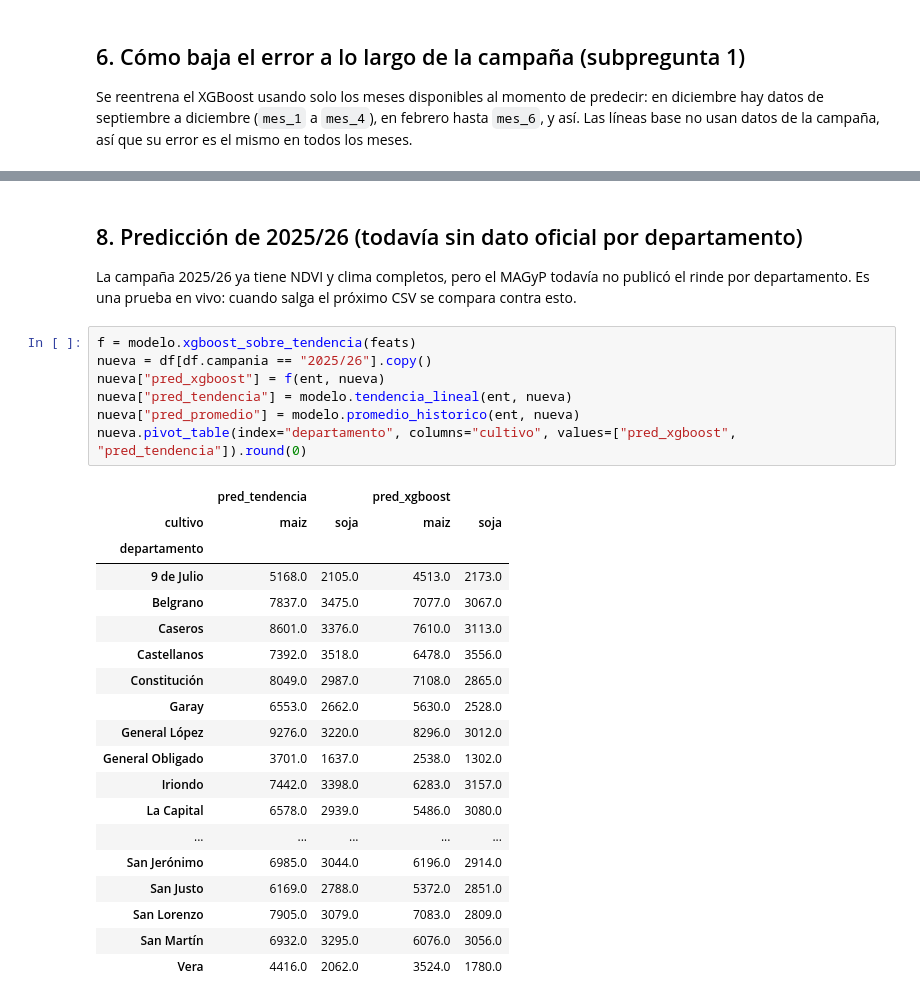
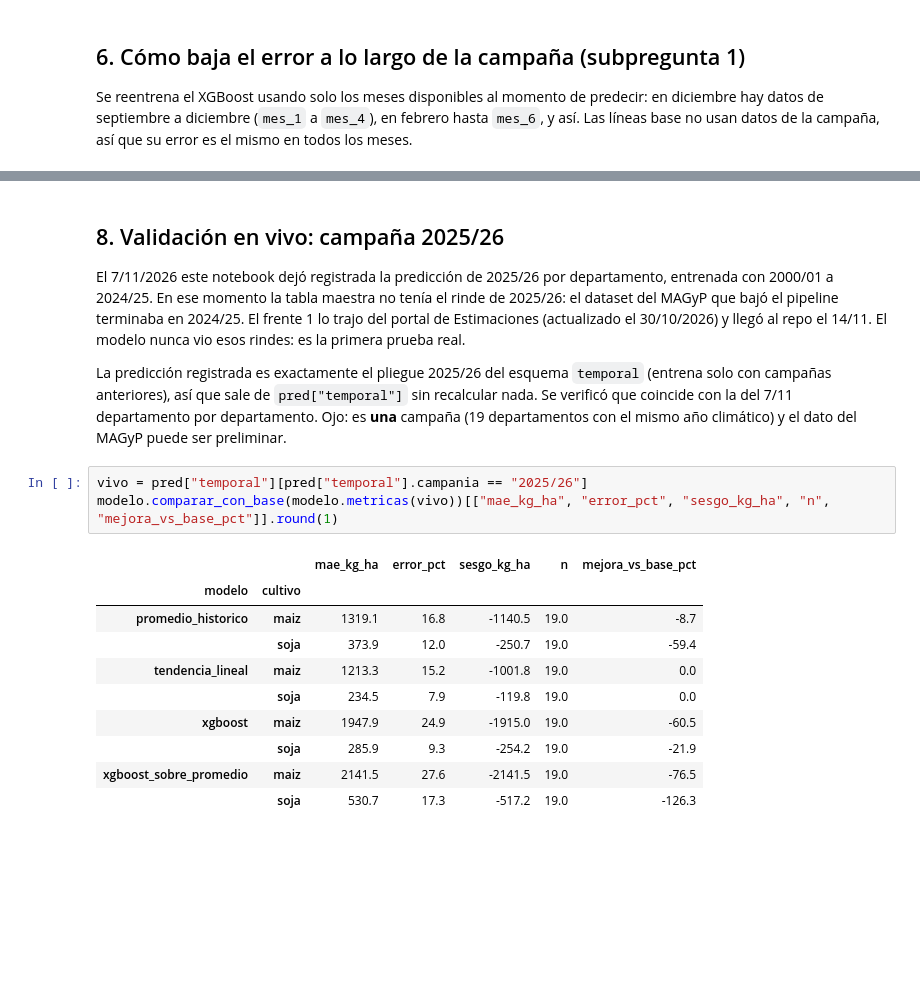
Before and after one commit to imas-Tech-Club/AnalisisAgroClimatico, a Jupyter notebook: notebooks/frente4_validacion_lineas_base_xgboost.ipynb, the cells around one changed output, grey strips where cells are left out. Saved outputs shown, nothing was run; the diff lists cells and outputs as text; blank space fills up the shorter version.

```diff
--- a/notebooks/frente4_validacion_lineas_base_xgboost.ipynb
+++ b/notebooks/frente4_validacion_lineas_base_xgboost.ipynb
@@ -246,32 +253,26 @@ imp = pd.DataFrame(imp)
 # %% [markdown]
-## 8. Predicción de 2025/26 (todavía sin dato oficial por departamento)
+## 8. Validación en vivo: campaña 2025/26
 
-La campaña 2025/26 ya tiene NDVI y clima completos, pero el MAGyP todavía no publicó el rinde por
-departamento. Es una prueba en vivo: cuando salga el próximo CSV se compara contra esto.
+El 7/11/2026 este notebook dejó registrada la predicción de 2025/26 por departamento, entrenada con
+2000/01 a 2024/25. En ese momento la tabla maestra no tenía el rinde de 2025/26: el dataset del MAGyP
+que bajó el pipeline terminaba en 2024/25. El frente 1 lo trajo del portal de Estimaciones (actualizado
+el 30/10/2026) y llegó al repo el 14/11. El modelo nunca vio esos rindes: es la primera prueba real.
+
+La predicción registrada es exactamente el pliegue 2025/26 del esquema `temporal` (entrena solo con
+campañas anteriores), así que sale de `pred["temporal"]` sin recalcular nada. Se verificó que coincide
+con la del 7/11 departamento por departamento. Ojo: es **una** campaña (19 departamentos con el mismo
+año climático) y el dato del MAGyP puede ser preliminar.
 # %%
-f = modelo.xgboost_sobre_tendencia(feats)
-nueva = df[df.campania == "2025/26"].copy()
-nueva["pred_xgboost"] = f(ent, nueva)
-nueva["pred_tendencia"] = modelo.tendencia_lineal(ent, nueva)
-nueva["pred_promedio"] = modelo.promedio_historico(ent, nueva)
-nueva.pivot_table(index="departamento", columns="cultivo", values=["pred_xgboost", "pred_tendencia"]).round(0)
+vivo = pred["temporal"][pred["temporal"].campania == "2025/26"]
+modelo.comparar_con_base(modelo.metricas(vivo))[["mae_kg_ha", "error_pct", "sesgo_kg_ha", "n", "mejora_vs_base_pct"]].round(1)
 # %% [output]
-|  | pred_tendencia |  | pred_xgboost |  |
-| cultivo | maiz | soja | maiz | soja |
-| departamento |  |  |  |  |
-| 9 de Julio | 5168.0 | 2105.0 | 4513.0 | 2173.0 |
-| Belgrano | 7837.0 | 3475.0 | 7077.0 | 3067.0 |
-| Caseros | 8601.0 | 3376.0 | 7610.0 | 3113.0 |
-| Castellanos | 7392.0 | 3518.0 | 6478.0 | 3556.0 |
-| Constitución | 8049.0 | 2987.0 | 7108.0 | 2865.0 |
-| Garay | 6553.0 | 2662.0 | 5630.0 | 2528.0 |
-| General López | 9276.0 | 3220.0 | 8296.0 | 3012.0 |
-| General Obligado | 3701.0 | 1637.0 | 2538.0 | 1302.0 |
-| Iriondo | 7442.0 | 3398.0 | 6283.0 | 3157.0 |
-| La Capital | 6578.0 | 2939.0 | 5486.0 | 3080.0 |
-| ... | ... | ... | ... | ... |
-| San Jerónimo | 6985.0 | 3044.0 | 6196.0 | 2914.0 |
-| San Justo | 6169.0 | 2788.0 | 5372.0 | 2851.0 |
-| San Lorenzo | 7905.0 | 3079.0 | 7083.0 | 2809.0 |
-| San Martín | 6932.0 | 3295.0 | 6076.0 | 3056.0 |
-| Vera | 4416.0 | 2062.0 | 3524.0 | 1780.0 |
+|  |  | mae_kg_ha | error_pct | sesgo_kg_ha | n | mejora_vs_base_pct |
+| modelo | cultivo |  |  |  |  |  |
+| promedio_historico | maiz | 1319.1 | 16.8 | -1140.5 | 19.0 | -8.7 |
+|  | soja | 373.9 | 12.0 | -250.7 | 19.0 | -59.4 |
+| tendencia_lineal | maiz | 1213.3 | 15.2 | -1001.8 | 19.0 | 0.0 |
+|  | soja | 234.5 | 7.9 | -119.8 | 19.0 | 0.0 |
+| xgboost | maiz | 1947.9 | 24.9 | -1915.0 | 19.0 | -60.5 |
+|  | soja | 285.9 | 9.3 | -254.2 | 19.0 | -21.9 |
+| xgboost_sobre_promedio | maiz | 2141.5 | 27.6 | -2141.5 | 19.0 | -76.5 |
+|  | soja | 530.7 | 17.3 | -517.2 | 19.0 | -126.3 |
```
Also changed, not shown: parts of 18 cells of this notebook, 8 other files.
